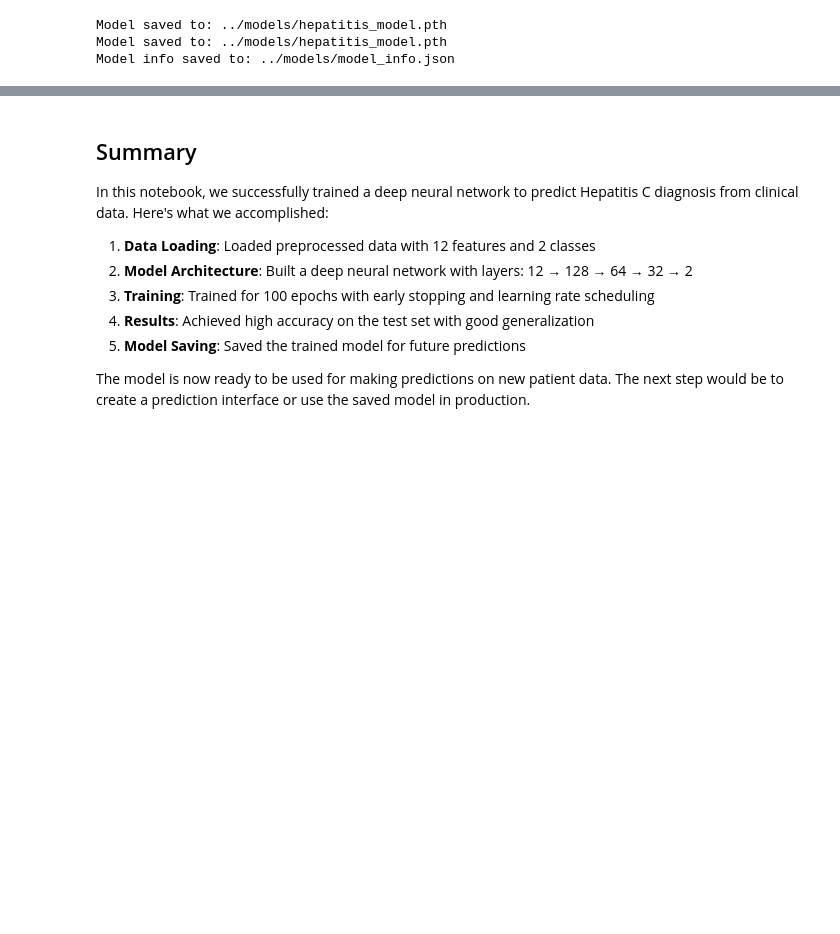
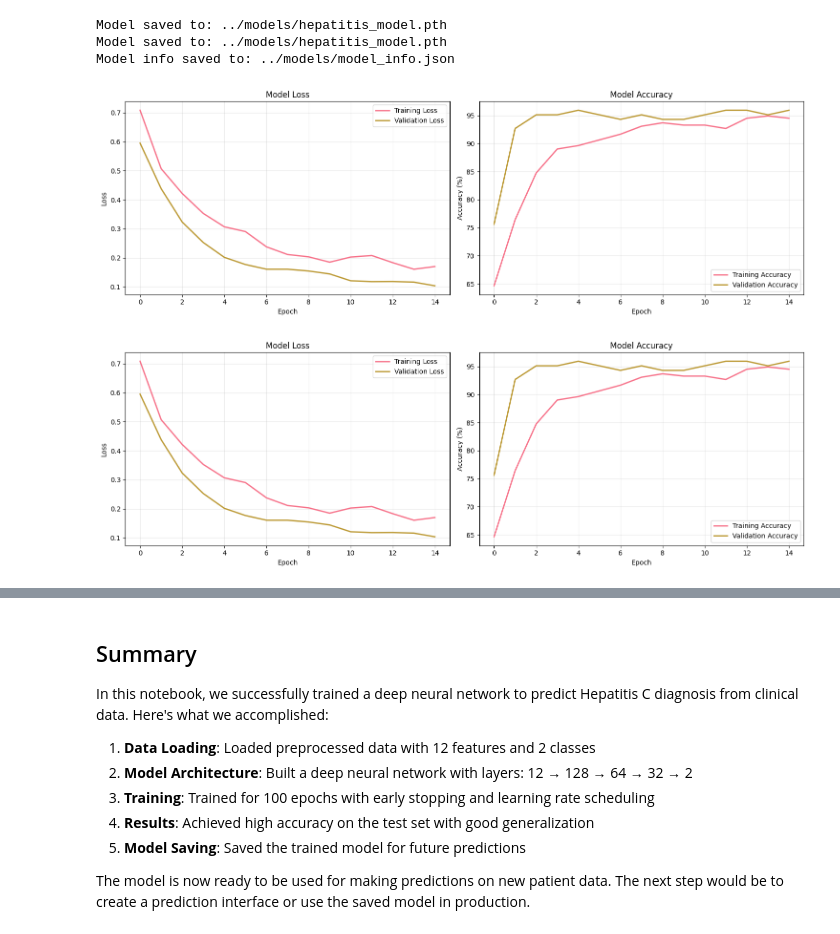
Before and after one commit to Ninjalice/HEPATITIS_C_MODEL, a Jupyter notebook: notebooks/03-model-training.ipynb, the cells around one changed output, grey strips where cells are left out. Saved outputs shown, nothing was run; the diff lists cells and outputs as text; code cells hidden in the pictures; blank space fills up the shorter version.

```diff
--- a/notebooks/03-model-training.ipynb
+++ b/notebooks/03-model-training.ipynb
@@ -285,3 +261,10 @@ print(f"Model info saved to: {info_path}")
 Model saved to: ../models/hepatitis_model.pth
 Model saved to: ../models/hepatitis_model.pth
 Model info saved to: ../models/model_info.json
+# %%
+from visualization import plot_training_history
+
+plot_training_history(history)
+# %% [output]
+[figure, added]
+[figure, added]
```
Also changed, not shown: parts of 9 cells of this notebook, 3 other files.
